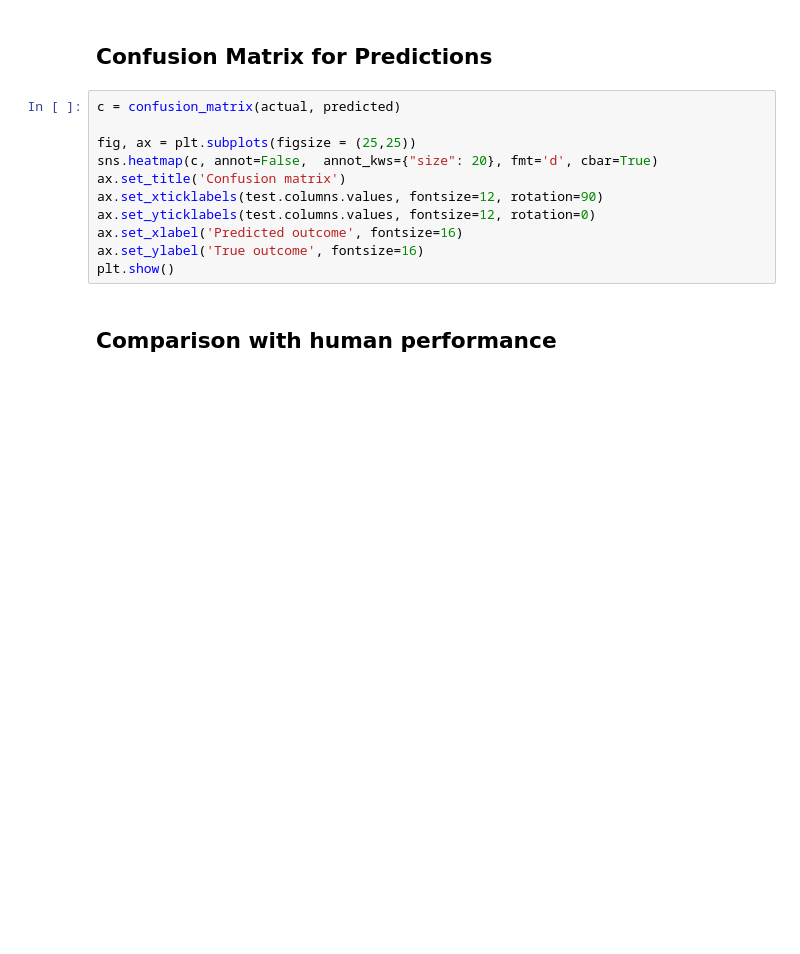
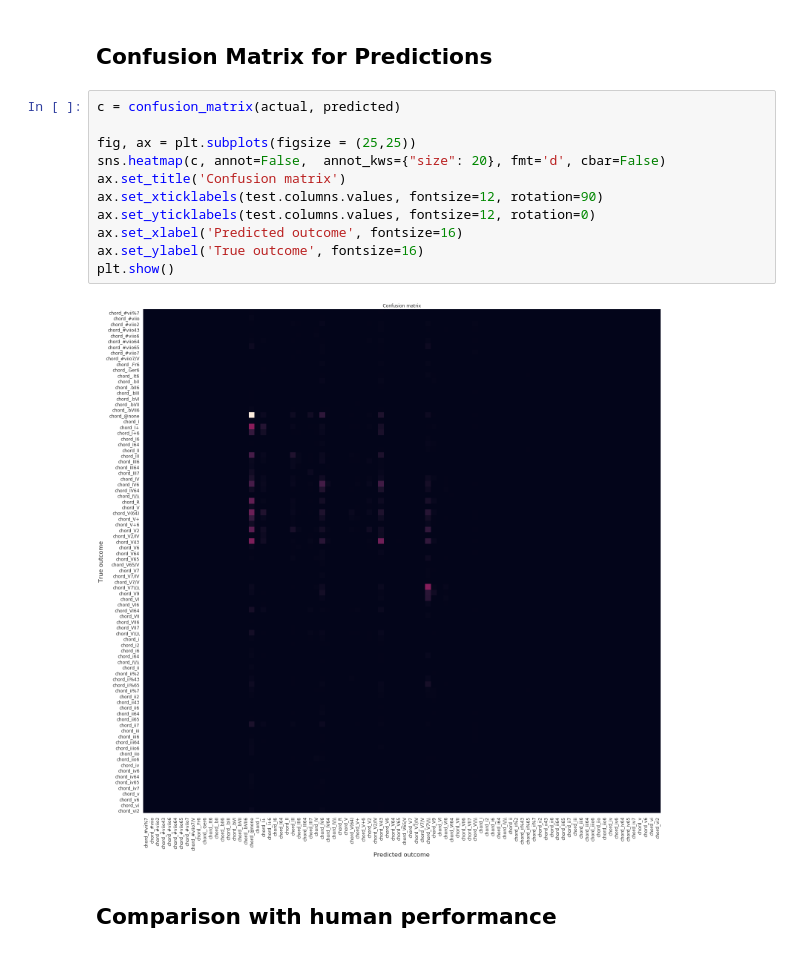
Before and after one commit to laureleo/chord-prediction, a Jupyter notebook: Generate_results.ipynb, the cells around one changed output. Cells and saved outputs as stored; diff of their text form; blank space fills up the shorter version.

```diff
--- a/Generate_results.ipynb
+++ b/Generate_results.ipynb
@@ -277,13 +287,15 @@ None
 # %%
 c = confusion_matrix(actual, predicted)
 
 fig, ax = plt.subplots(figsize = (25,25))
-sns.heatmap(c, annot=False,  annot_kws={"size": 20}, fmt='d', cbar=True)
+sns.heatmap(c, annot=False,  annot_kws={"size": 20}, fmt='d', cbar=False)
 ax.set_title('Confusion matrix')
 ax.set_xticklabels(test.columns.values, fontsize=12, rotation=90)
 ax.set_yticklabels(test.columns.values, fontsize=12, rotation=0)
 ax.set_xlabel('Predicted outcome', fontsize=16)
 ax.set_ylabel('True outcome', fontsize=16)
 plt.show()
+# %% [output]
+[figure, added]
 # %% [markdown]
 ## Comparison with human performance
```
Also changed, not shown: parts of 8 cells of this notebook, 5 other files.
